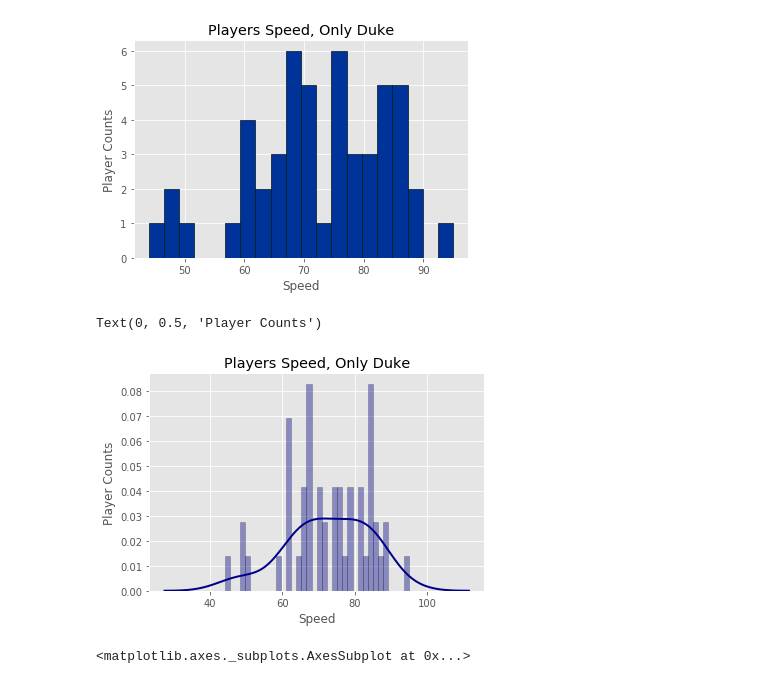
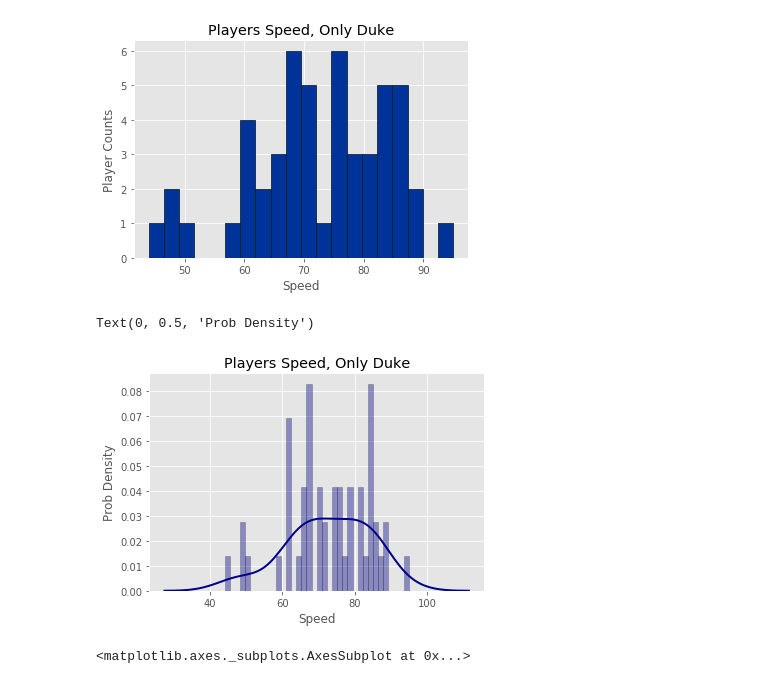
Before and after one commit to brandonmojica/2k_my_teams_analysis, a Jupyter notebook: src/2k_myteam_cards_anaysis.ipynb, the cells around one changed output. Saved outputs shown, nothing was run; the diff lists cells and outputs as text; code cells hidden in the pictures.

```diff
--- a/src/2k_myteam_cards_anaysis.ipynb
+++ b/src/2k_myteam_cards_anaysis.ipynb
@@ -109,16 +109,16 @@ Text(0, 0.5, 'Player Counts')
 [figure]
 # %%
 # Density Plot and Histogram of all arrival delays
-sns.distplot(duke_players_arr, hist=, kde=True,
+sns.distplot(duke_players_arr, hist=True, kde=True,
              bins=int(180/5), color = 'darkblue',
              hist_kws={'edgecolor':'black'},
              kde_kws={'linewidth': 2})
 plt.title('Players Speed, Only Duke')
 plt.xlabel('Speed')
-plt.ylabel('Player Counts')
+plt.ylabel('Prob Density')
 # %% [output]
-Text(0, 0.5, 'Player Counts')
+Text(0, 0.5, 'Prob Density')
-[figure, old version]
+[figure, new version]
 # %%
 # Density Plot and Histogram of all arrival delays
 
```
Also changed, not shown: parts of 9 cells of this notebook.
